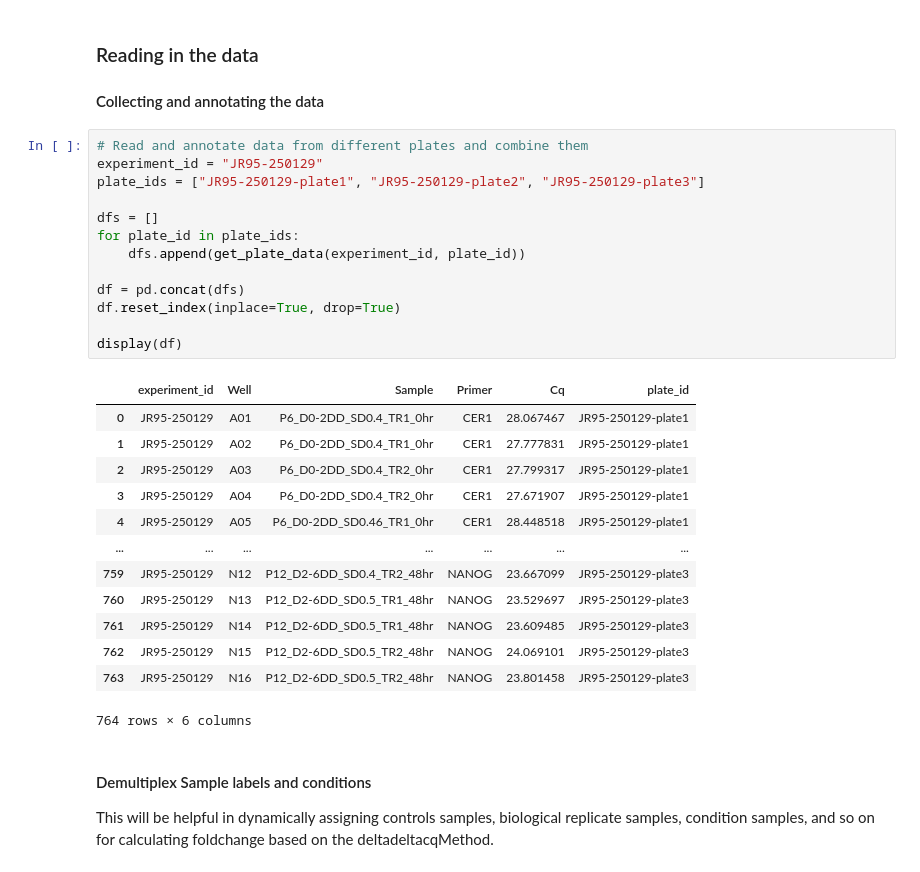
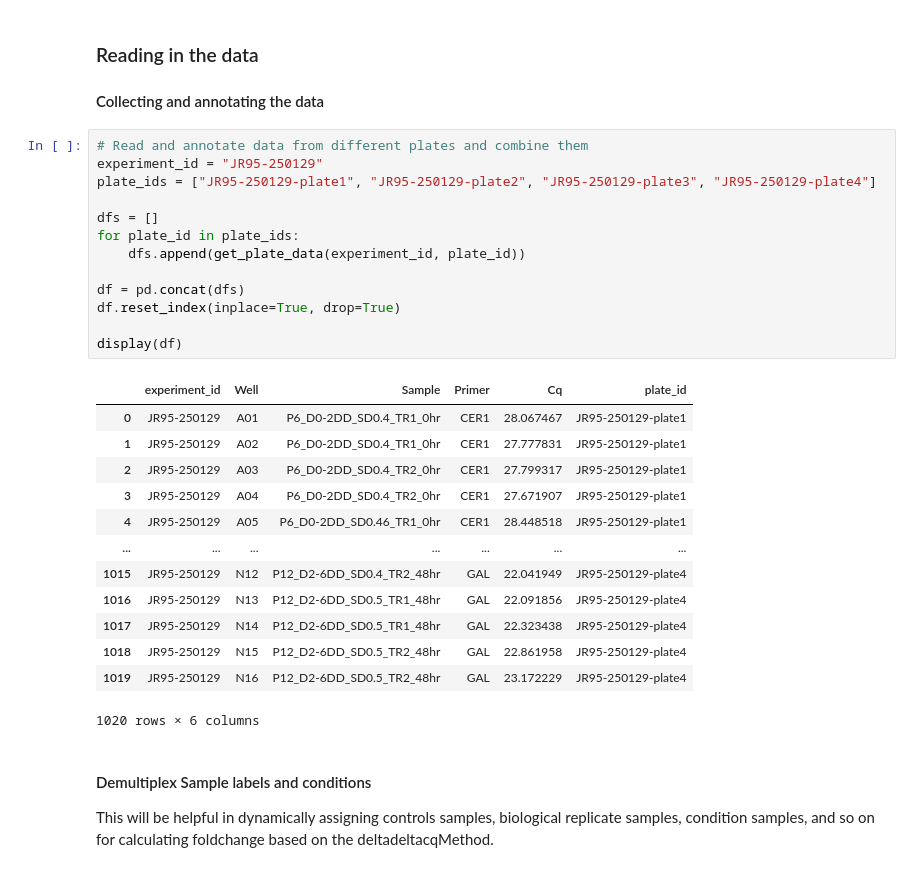
Before and after one commit to simplyjsh/research-dctapseq, a Jupyter notebook: dctap/qpcr/analysis/JR95-250129-analysis.ipynb, the cells around one changed output. Cells and saved outputs as stored; diff of their text form.

```diff
--- a/dctap/qpcr/analysis/JR95-250129-analysis.ipynb
+++ b/dctap/qpcr/analysis/JR95-250129-analysis.ipynb
@@ -43,30 +56,30 @@ set_defaultoptions(pd, supresscopywarning=None)
 # %%
 # Read and annotate data from different plates and combine them
 experiment_id = "JR95-250129"
-plate_ids = ["JR95-250129-plate1", "JR95-250129-plate2", "JR95-250129-plate3"]
+plate_ids = ["JR95-250129-plate1", "JR95-250129-plate2", "JR95-250129-plate3", "JR95-250129-plate4"]
 
 dfs = []
 for plate_id in plate_ids:
     dfs.append(get_plate_data(experiment_id, plate_id))
 
 df = pd.concat(dfs)
 df.reset_index(inplace=True, drop=True)
 
 display(df)
 # %% [output]
 |  | experiment_id | Well | Sample | Primer | Cq | plate_id |
 | 0 | JR95-250129 | A01 | P6_D0-2DD_SD0.4_TR1_0hr | CER1 | 28.067467 | JR95-250129-plate1 |
 | 1 | JR95-250129 | A02 | P6_D0-2DD_SD0.4_TR1_0hr | CER1 | 27.777831 | JR95-250129-plate1 |
 | 2 | JR95-250129 | A03 | P6_D0-2DD_SD0.4_TR2_0hr | CER1 | 27.799317 | JR95-250129-plate1 |
 | 3 | JR95-250129 | A04 | P6_D0-2DD_SD0.4_TR2_0hr | CER1 | 27.671907 | JR95-250129-plate1 |
 | 4 | JR95-250129 | A05 | P6_D0-2DD_SD0.46_TR1_0hr | CER1 | 28.448518 | JR95-250129-plate1 |
 | ... | ... | ... | ... | ... | ... | ... |
-| 759 | JR95-250129 | N12 | P12_D2-6DD_SD0.4_TR2_48hr | NANOG | 23.667099 | JR95-250129-plate3 |
-| 760 | JR95-250129 | N13 | P12_D2-6DD_SD0.5_TR1_48hr | NANOG | 23.529697 | JR95-250129-plate3 |
-| 761 | JR95-250129 | N14 | P12_D2-6DD_SD0.5_TR1_48hr | NANOG | 23.609485 | JR95-250129-plate3 |
-| 762 | JR95-250129 | N15 | P12_D2-6DD_SD0.5_TR2_48hr | NANOG | 24.069101 | JR95-250129-plate3 |
-| 763 | JR95-250129 | N16 | P12_D2-6DD_SD0.5_TR2_48hr | NANOG | 23.801458 | JR95-250129-plate3 |
+| 1015 | JR95-250129 | N12 | P12_D2-6DD_SD0.4_TR2_48hr | GAL | 22.041949 | JR95-250129-plate4 |
+| 1016 | JR95-250129 | N13 | P12_D2-6DD_SD0.5_TR1_48hr | GAL | 22.091856 | JR95-250129-plate4 |
+| 1017 | JR95-250129 | N14 | P12_D2-6DD_SD0.5_TR1_48hr | GAL | 22.323438 | JR95-250129-plate4 |
+| 1018 | JR95-250129 | N15 | P12_D2-6DD_SD0.5_TR2_48hr | GAL | 22.861958 | JR95-250129-plate4 |
+| 1019 | JR95-250129 | N16 | P12_D2-6DD_SD0.5_TR2_48hr | GAL | 23.172229 | JR95-250129-plate4 |
-764 rows × 6 columns
+1020 rows × 6 columns
 # %% [markdown]
 #### Demultiplex Sample labels and conditions
 
```
Also changed, not shown: parts of 16 cells of this notebook, 6 other files.
